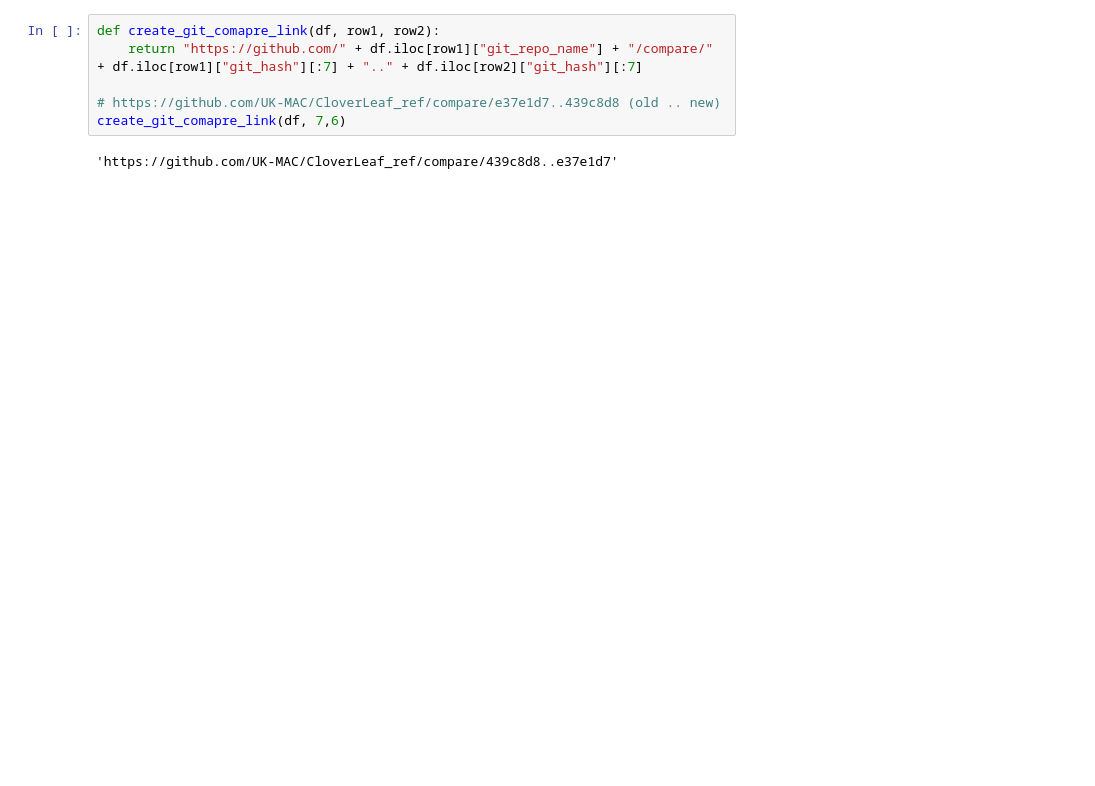
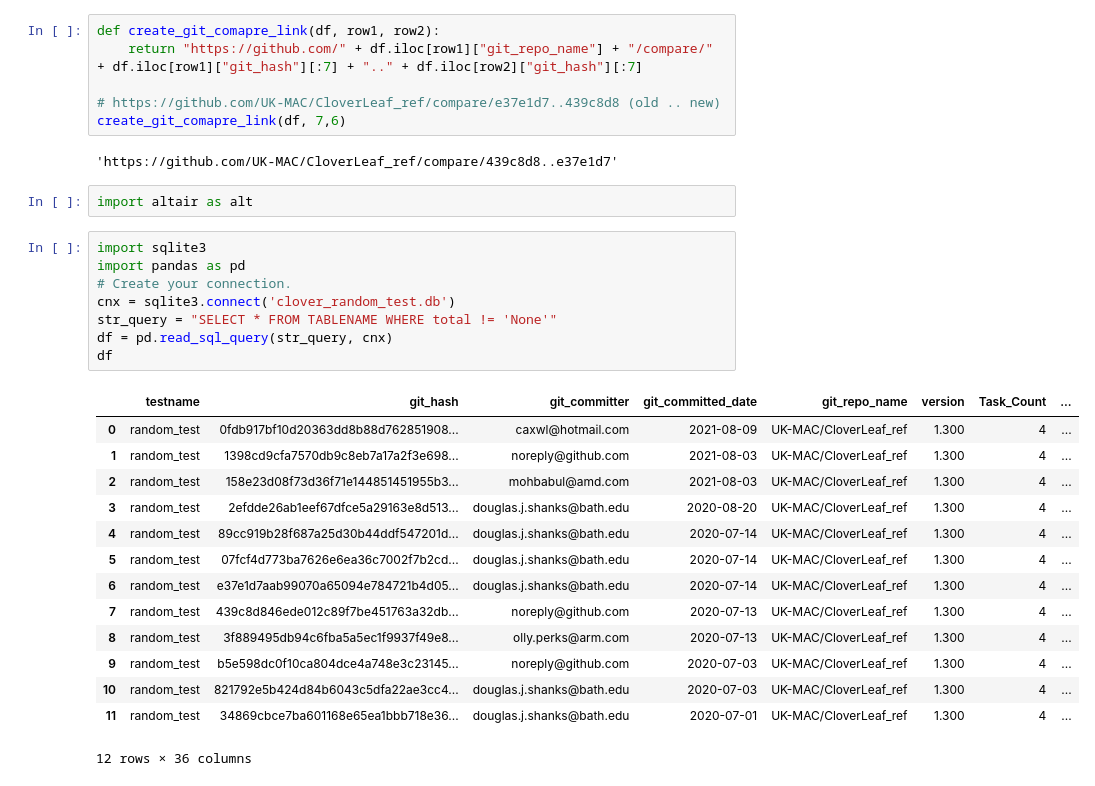
Before and after one commit to lanl/dsi, a Jupyter notebook: examples/cloverleaf/perf_hist_chart.ipynb, the cells around one changed output. Saved outputs shown, nothing was run; the diff lists cells and outputs as text; blank space fills up the shorter version.

```diff
--- a/examples/cloverleaf/perf_hist_chart.ipynb
+++ b/examples/cloverleaf/perf_hist_chart.ipynb
@@ -52,3 +65,28 @@ def create_git_comapre_link(df, row1, row2):
 create_git_comapre_link(df, 7,6)
 # %% [output]
 'https://github.com/UK-MAC/CloverLeaf_ref/compare/439c8d8..e37e1d7'
+# %%
+import altair as alt
+# %%
+import sqlite3
+import pandas as pd
+# Create your connection.
+cnx = sqlite3.connect('clover_random_test.db')
+str_query = "SELECT * FROM TABLENAME WHERE total != 'None'"
+df = pd.read_sql_query(str_query, cnx)
+df
+# %% [output]
+|  | testname | git_hash | git_committer | git_committed_date | git_repo_name | version | Task_Count | ... |
+| 0 | random_test | 0fdb917bf10d20363dd8b88d762851908... | caxwl@hotmail.com | 2021-08-09 | UK-MAC/CloverLeaf_ref | 1.300 | 4 | ... |
+| 1 | random_test | 1398cd9cfa7570db9c8eb7a17a2f3e698... | noreply@github.com | 2021-08-03 | UK-MAC/CloverLeaf_ref | 1.300 | 4 | ... |
+| 2 | random_test | 158e23d08f73d36f71e144851451955b3... | mohbabul@amd.com | 2021-08-03 | UK-MAC/CloverLeaf_ref | 1.300 | 4 | ... |
+| 3 | random_test | 2efdde26ab1eef67dfce5a29163e8d513... | douglas.j.shanks@bath.edu | 2020-08-20 | UK-MAC/CloverLeaf_ref | 1.300 | 4 | ... |
+| 4 | random_test | 89cc919b28f687a25d30b44ddf547201d... | douglas.j.shanks@bath.edu | 2020-07-14 | UK-MAC/CloverLeaf_ref | 1.300 | 4 | ... |
+| 5 | random_test | 07fcf4d773ba7626e6ea36c7002f7b2cd... | douglas.j.shanks@bath.edu | 2020-07-14 | UK-MAC/CloverLeaf_ref | 1.300 | 4 | ... |
+| 6 | random_test | e37e1d7aab99070a65094e784721b4d05... | douglas.j.shanks@bath.edu | 2020-07-14 | UK-MAC/CloverLeaf_ref | 1.300 | 4 | ... |
+| 7 | random_test | 439c8d846ede012c89f7be451763a32db... | noreply@github.com | 2020-07-13 | UK-MAC/CloverLeaf_ref | 1.300 | 4 | ... |
+| 8 | random_test | 3f889495db94c6fba5a5ec1f9937f49e8... | olly.perks@arm.com | 2020-07-13 | UK-MAC/CloverLeaf_ref | 1.300 | 4 | ... |
+| 9 | random_test | b5e598dc0f10ca804dce4a748e3c23145... | noreply@github.com | 2020-07-03 | UK-MAC/CloverLeaf_ref | 1.300 | 4 | ... |
+| 10 | random_test | 821792e5b424d84b6043c5dfa22ae3cc4... | douglas.j.shanks@bath.edu | 2020-07-03 | UK-MAC/CloverLeaf_ref | 1.300 | 4 | ... |
+| 11 | random_test | 34869cbce7ba601168e65ea1bbb718e36... | douglas.j.shanks@bath.edu | 2020-07-01 | UK-MAC/CloverLeaf_ref | 1.300 | 4 | ... |
+12 rows × 36 columns
```
Also changed, not shown: parts of 5 cells of this notebook, 2 other files.
